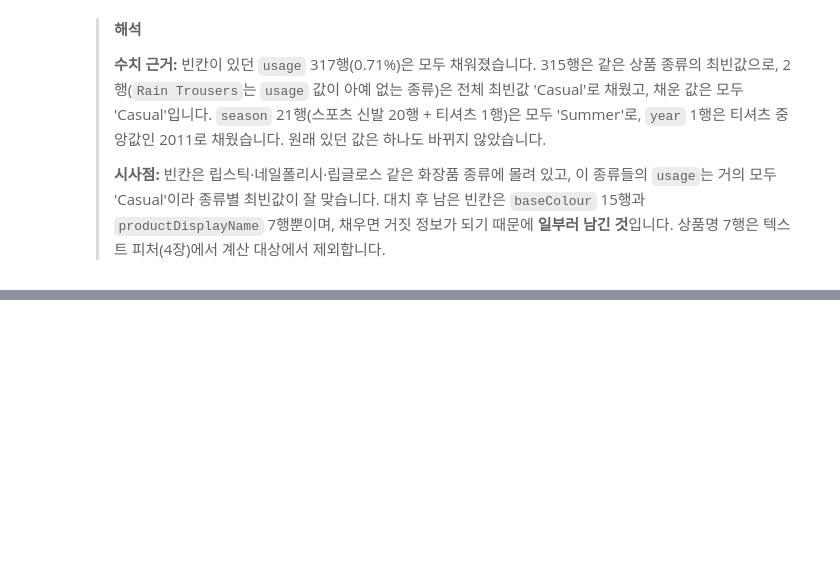
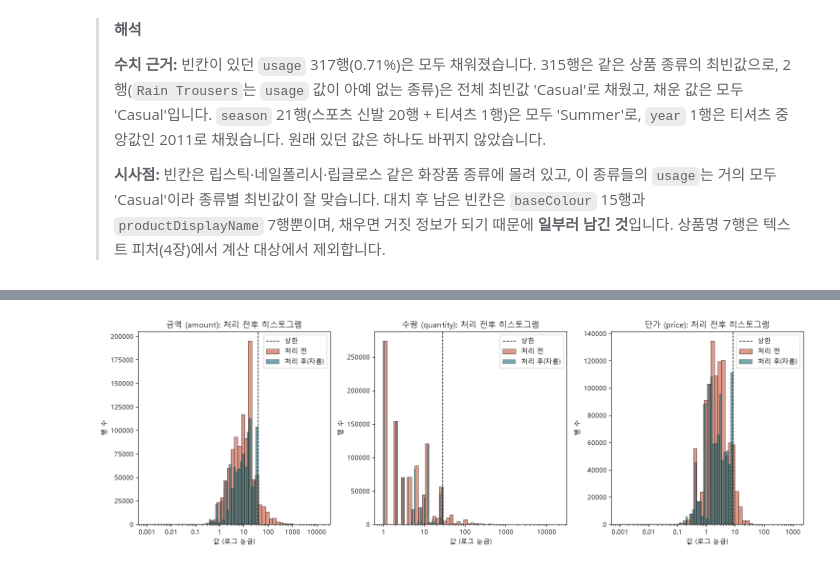
Before and after one commit to byungwoo2026/shopping-rfm-analysis_A1-1, a Jupyter notebook: notebooks/analysis_report.ipynb, the cells around one changed output, grey strips where cells are left out. Drawn from its saved outputs; the diff is of its cells as text; code cells hidden in the pictures; blank space fills up the shorter version.

```diff
--- a/notebooks/analysis_report.ipynb
+++ b/notebooks/analysis_report.ipynb
@@ -602,0 +985,17 @@ productDisplayName     7     7
+# %%
+# 히스토그램: 값의 분포. 점선 = 정상 범위의 상한
+fig, axes = plt.subplots(1, 3, figsize=(15, 5))
+for ax, (col, title) in zip(axes, targets):
+    sns.histplot(df[col], bins=50, log_scale=True, color="#C8553D", alpha=0.6, label="처리 전", ax=ax)
+    sns.histplot(df[f"{col}_clipped"], bins=50, log_scale=True, color="#1D6B74", alpha=0.6, label="처리 후(자름)", ax=ax)
+    ax.axvline(iqr_bounds(df[col])["upper"], color="black", linestyle="--", linewidth=1, label="상한")
+    ax.xaxis.set_major_formatter(plain)
+    ax.set_title(f"{title}: 처리 전후 히스토그램")
+    ax.set_xlabel("값 (로그 눈금)")
+    ax.set_ylabel("행 수")
+    ax.legend()
+fig.tight_layout()
+fig.savefig(IMAGES_DIR / "histogram_before_after.png", dpi=150, bbox_inches="tight")
+plt.show()
+# %% [output]
+[figure, added]
```
Also changed, not shown: parts of 38 cells of this notebook, 3 other files.
